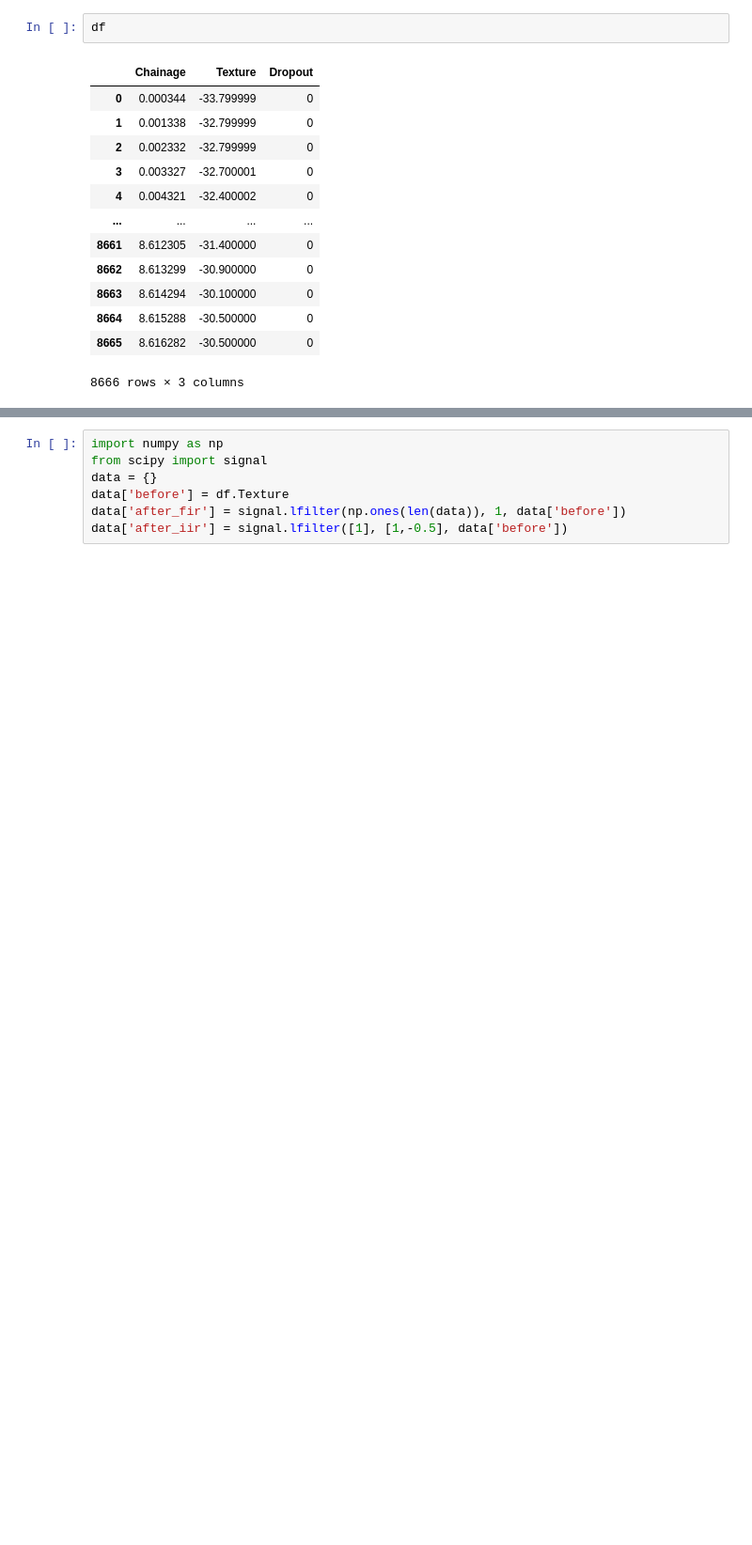
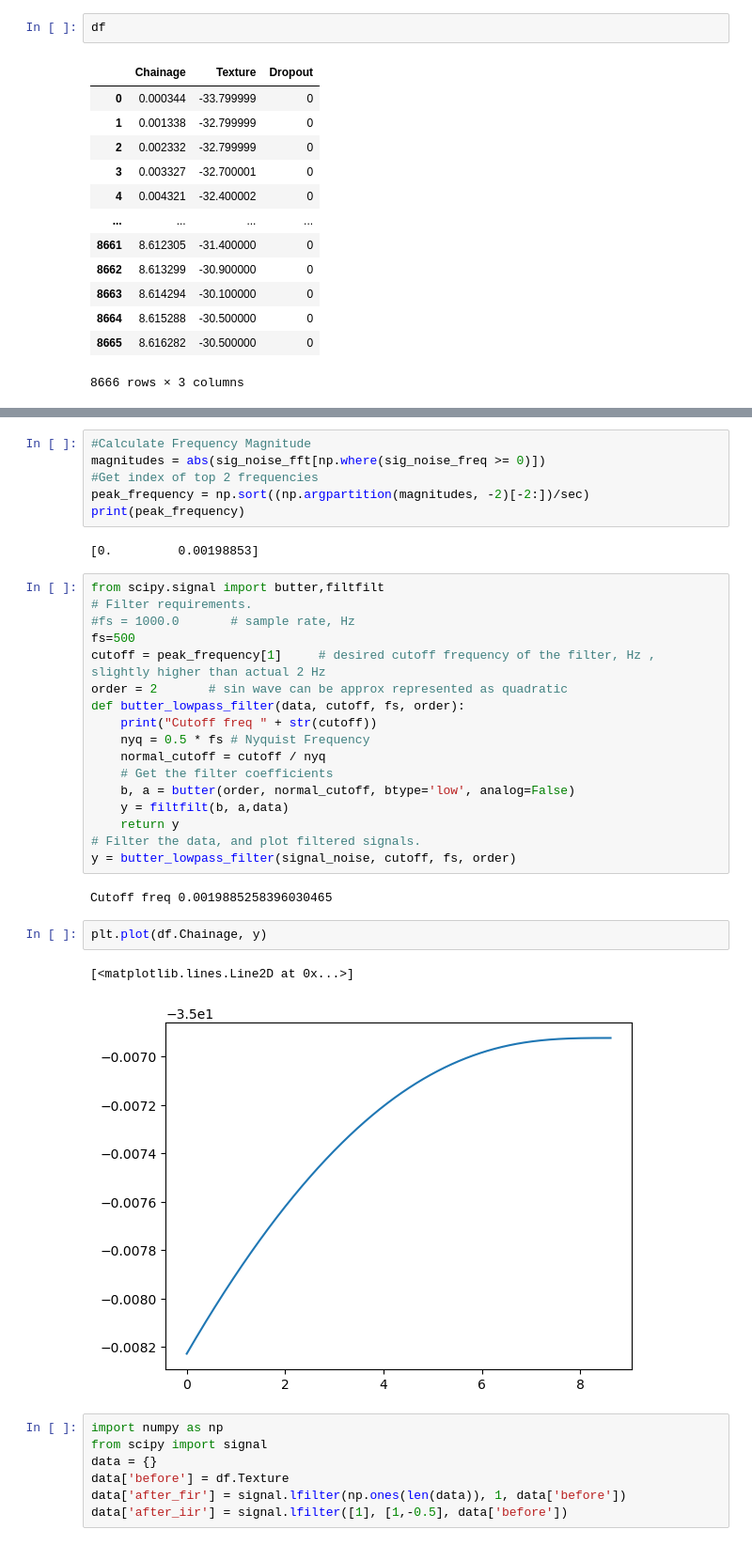
Before and after one commit to rj3838/plates_analysis, a Jupyter notebook: plates_analysis.ipynb, the cells around one changed output, grey strips where cells are left out. Shown at 94% size. Drawn from its saved outputs; the diff is of its cells as text; blank space fills up the shorter version.

```diff
--- a/plates_analysis.ipynb
+++ b/plates_analysis.ipynb
@@ -40,3 +79,35 @@ plt.plot(df.Chainage, df.Texture)
+# %%
+#Calculate Frequency Magnitude
+magnitudes = abs(sig_noise_fft[np.where(sig_noise_freq >= 0)])
+#Get index of top 2 frequencies
+peak_frequency = np.sort((np.argpartition(magnitudes, -2)[-2:])/sec)
+print(peak_frequency)
+# %% [output]
+[0.         0.00198853]
+# %%
+from scipy.signal import butter,filtfilt
+# Filter requirements.
+#fs = 1000.0       # sample rate, Hz
+fs=500
+cutoff = peak_frequency[1]     # desired cutoff frequency of the filter, Hz ,      slightly higher than actual 2 Hz
+order = 2       # sin wave can be approx represented as quadratic
+def butter_lowpass_filter(data, cutoff, fs, order):
+    print("Cutoff freq " + str(cutoff))
+    nyq = 0.5 * fs # Nyquist Frequency
+    normal_cutoff = cutoff / nyq
+    # Get the filter coefficients
+    b, a = butter(order, normal_cutoff, btype='low', analog=False)
+    y = filtfilt(b, a,data)
+    return y
+# Filter the data, and plot filtered signals.
+y = butter_lowpass_filter(signal_noise, cutoff, fs, order)
+# %% [output]
+Cutoff freq 0.0019885258396030465
+# %%
+plt.plot(df.Chainage, y)
+# %% [output]
+[<matplotlib.lines.Line2D at 0x...>]
+[figure, added]
 # %%
 import numpy as np
 from scipy import signal
```
Also changed, not shown: parts of 8 cells of this notebook.
